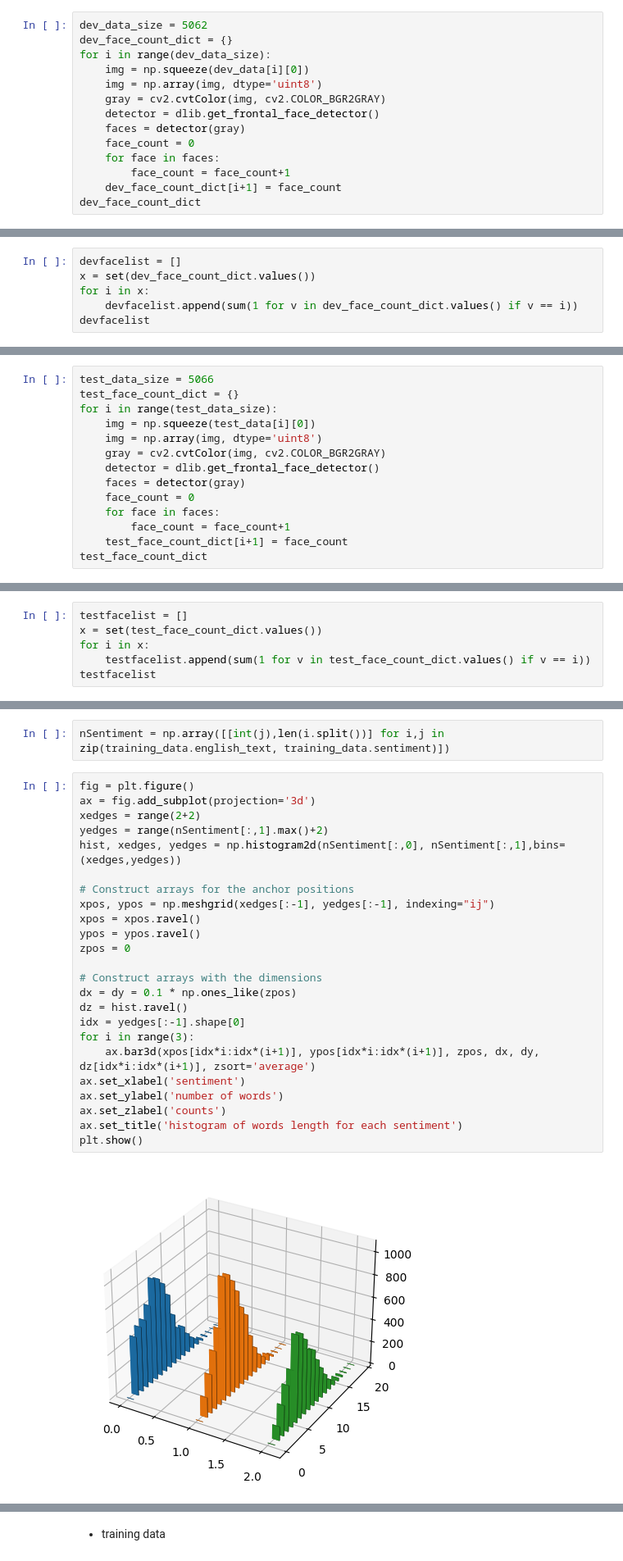
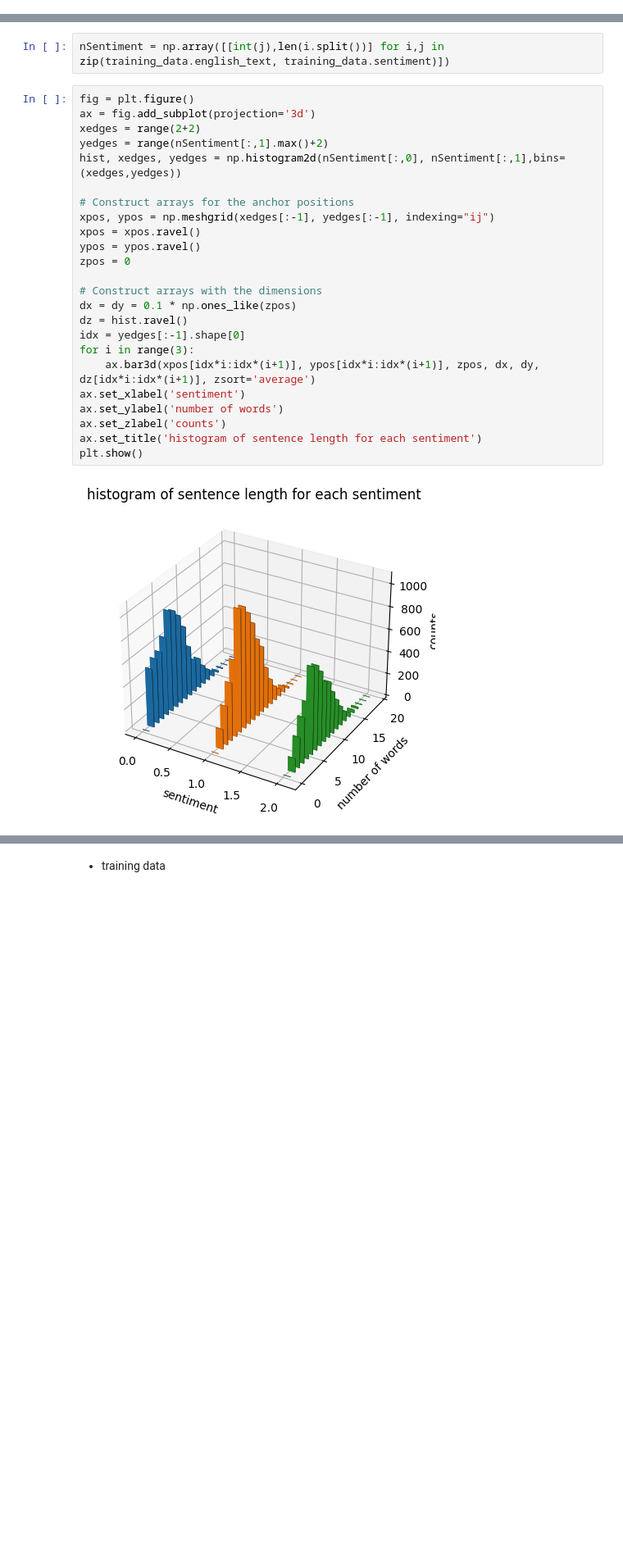
Before and after one commit to abolfazlyarian/deepLearningProject, a Jupyter notebook: phase0.ipynb, the cells around one changed output, grey strips where cells are left out. Shown: that part at 82% size. Saved outputs shown, nothing was run; the diff lists cells and outputs as text; blank space fills up the shorter version.

```diff
--- a/phase0.ipynb
+++ b/phase0.ipynb
@@ -172,14 +322,0 @@ dev_data=MSCTD(mode='dev',root_dir="/content",transformer=Compose([]),read_mode=
-# %%
-dev_data_size = 5062
-dev_face_count_dict = {}
-for i in range(dev_data_size):
-    img = np.squeeze(dev_data[i][0])
-    img = np.array(img, dtype='uint8')
-    gray = cv2.cvtColor(img, cv2.COLOR_BGR2GRAY)
-    detector = dlib.get_frontal_face_detector()
-    faces = detector(gray)
-    face_count = 0
-    for face in faces:
-        face_count = face_count+1
-    dev_face_count_dict[i+1] = face_count
-dev_face_count_dict
@@ -202,6 +322,0 @@ print(f"Standard Deviation: {dev_face_count_std}")
-# %%
-devfacelist = []
-x = set(dev_face_count_dict.values())
-for i in x:
-    devfacelist.append(sum(1 for v in dev_face_count_dict.values() if v == i))
-devfacelist
@@ -218,14 +322,0 @@ test_data=MSCTD(mode='test',root_dir="/content",transformer=Compose([]),read_mod
-# %%
-test_data_size = 5066
-test_face_count_dict = {}
-for i in range(test_data_size):
-    img = np.squeeze(test_data[i][0])
-    img = np.array(img, dtype='uint8')
-    gray = cv2.cvtColor(img, cv2.COLOR_BGR2GRAY)
-    detector = dlib.get_frontal_face_detector()
-    faces = detector(gray)
-    face_count = 0
-    for face in faces:
-        face_count = face_count+1
-    test_face_count_dict[i+1] = face_count
-test_face_count_dict
@@ -248,6 +322,0 @@ print(f"Standard Deviation: {test_face_count_std}")
-# %%
-testfacelist = []
-x = set(test_face_count_dict.values())
-for i in x:
-    testfacelist.append(sum(1 for v in test_face_count_dict.values() if v == i))
-testfacelist
@@ -264,27 +329,27 @@ nSentiment = np.array([[int(j),len(i.split())] for i,j in zip(training_data.engl
 # %%
 fig = plt.figure()
 ax = fig.add_subplot(projection='3d')
 xedges = range(2+2)
 yedges = range(nSentiment[:,1].max()+2)
 hist, xedges, yedges = np.histogram2d(nSentiment[:,0], nSentiment[:,1],bins=(xedges,yedges))
 
 # Construct arrays for the anchor positions
 xpos, ypos = np.meshgrid(xedges[:-1], yedges[:-1], indexing="ij")
 xpos = xpos.ravel()
 ypos = ypos.ravel()
 zpos = 0
 
 # Construct arrays with the dimensions
 dx = dy = 0.1 * np.ones_like(zpos)
 dz = hist.ravel()
 idx = yedges[:-1].shape[0]
 for i in range(3):
     ax.bar3d(xpos[idx*i:idx*(i+1)], ypos[idx*i:idx*(i+1)], zpos, dx, dy, dz[idx*i:idx*(i+1)], zsort='average')
 ax.set_xlabel('sentiment')
 ax.set_ylabel('number of words')
 ax.set_zlabel('counts')
-ax.set_title('histogram of words length for each sentiment')
+ax.set_title('histogram of sentence length for each sentiment')
 plt.show()
 # %% [output]
-[figure, old version]
+[figure, new version]
 # %% [markdown]
```
Also changed, not shown: parts of 64 cells of this notebook, 2 other files.
